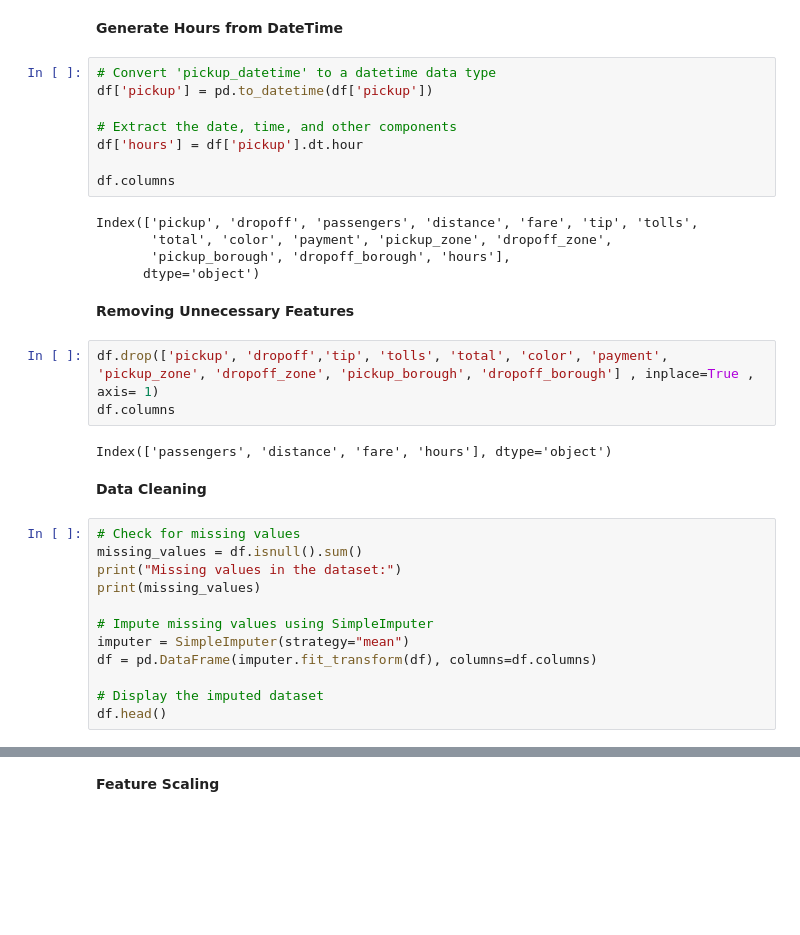
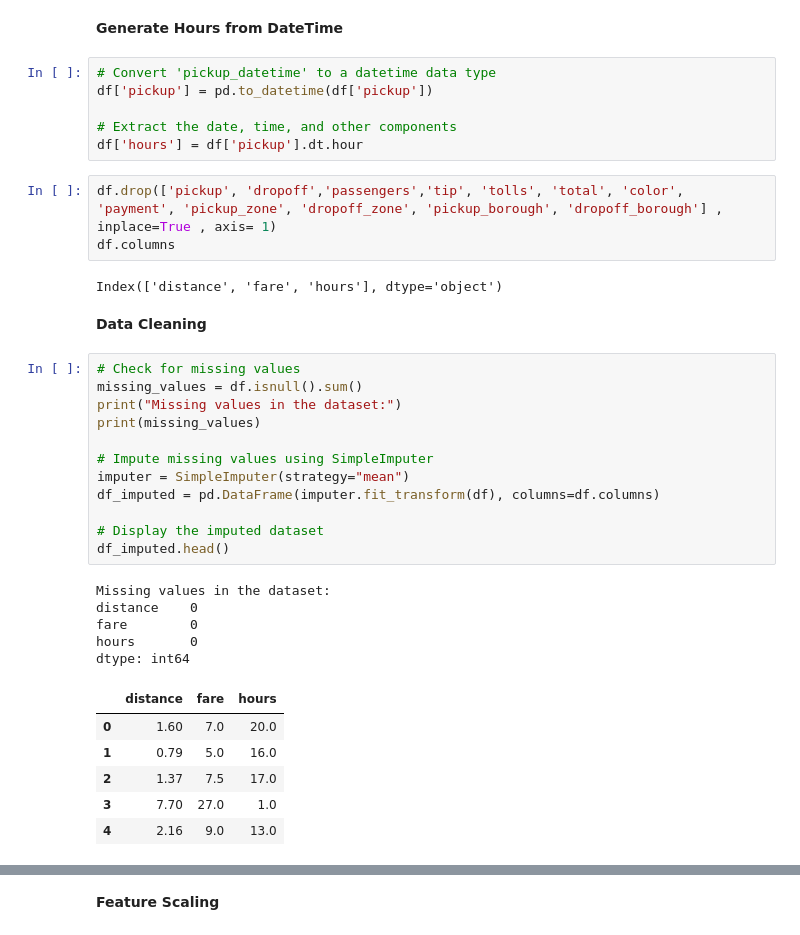
Before and after one commit to JonathanCharles123/IntelSystems, a Jupyter notebook: NoteBooks/Uber3.ipynb, the cells around one changed output, grey strips where cells are left out. Drawn from its saved outputs; the diff is of its cells as text; blank space fills up the shorter version.

```diff
--- a/NoteBooks/Uber3.ipynb
+++ b/NoteBooks/Uber3.ipynb
@@ -56,31 +59,34 @@ df['pickup'] = pd.to_datetime(df['pickup'])
 
 # Extract the date, time, and other components
 df['hours'] = df['pickup'].dt.hour
-
-df.columns
-# %% [output]
-Index(['pickup', 'dropoff', 'passengers', 'distance', 'fare', 'tip', 'tolls',
-       'total', 'color', 'payment', 'pickup_zone', 'dropoff_zone',
-       'pickup_borough', 'dropoff_borough', 'hours'],
-      dtype='object')
-# %% [markdown]
-**Removing Unnecessary Features**
 # %%
-df.drop(['pickup', 'dropoff','tip', 'tolls', 'total', 'color', 'payment', 'pickup_zone', 'dropoff_zone', 'pickup_borough', 'dropoff_borough'] , inplace=True , axis= 1)
+df.drop(['pickup', 'dropoff','passengers','tip', 'tolls', 'total', 'color', 'payment', 'pickup_zone', 'dropoff_zone', 'pickup_borough', 'dropoff_borough'] , inplace=True , axis= 1)
 df.columns
 # %% [output]
-Index(['passengers', 'distance', 'fare', 'hours'], dtype='object')
+Index(['distance', 'fare', 'hours'], dtype='object')
 # %% [markdown]
 **Data Cleaning**
 # %%
 # Check for missing values
 missing_values = df.isnull().sum()
 print("Missing values in the dataset:")
 print(missing_values)
 
 # Impute missing values using SimpleImputer
 imputer = SimpleImputer(strategy="mean")
-df = pd.DataFrame(imputer.fit_transform(df), columns=df.columns)
+df_imputed = pd.DataFrame(imputer.fit_transform(df), columns=df.columns)
 
 # Display the imputed dataset
-df.head()
+df_imputed.head()
+# %% [output]
+Missing values in the dataset:
+distance    0
+fare        0
+hours       0
+dtype: int64
+|  | distance | fare | hours |
+| 0 | 1.60 | 7.0 | 20.0 |
+| 1 | 0.79 | 5.0 | 16.0 |
+| 2 | 1.37 | 7.5 | 17.0 |
+| 3 | 7.70 | 27.0 | 1.0 |
+| 4 | 2.16 | 9.0 | 13.0 |
```
Also changed, not shown: parts of 37 cells of this notebook.
